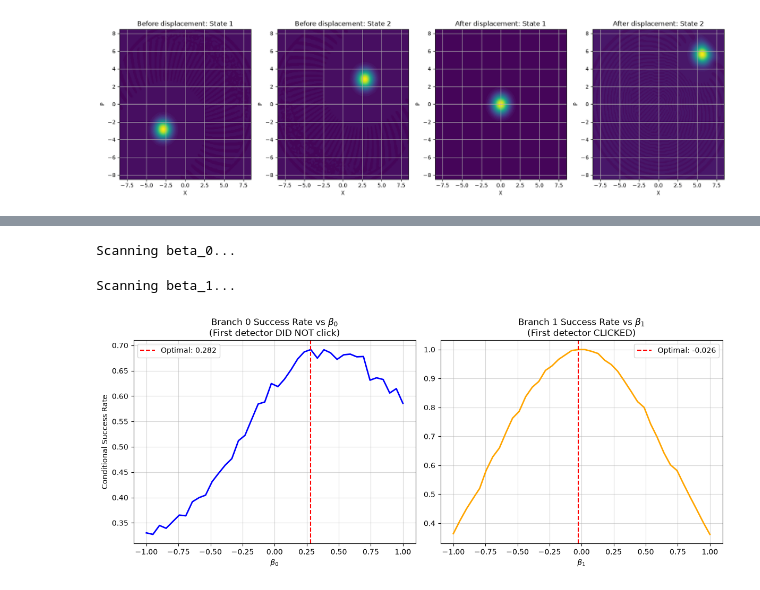
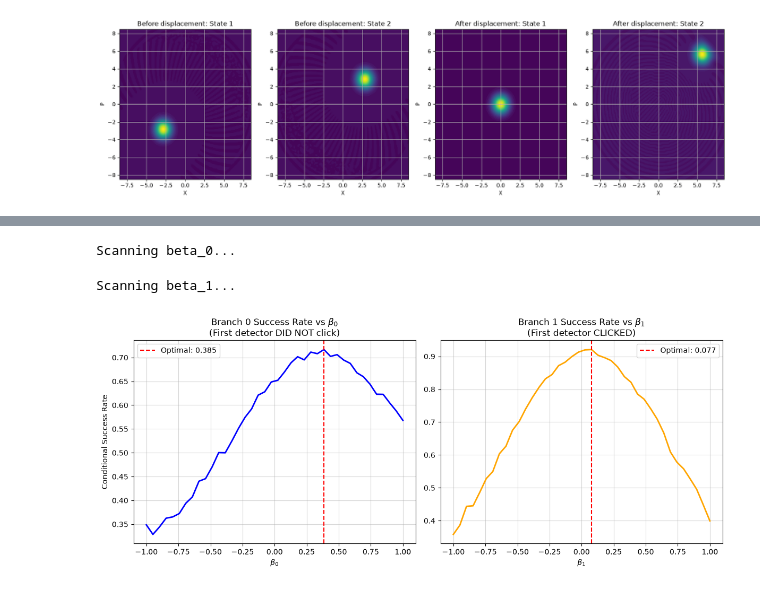
Before and after one commit to eskildpra/Dolinar-Receiver, a Jupyter notebook: test.ipynb, the cells around one changed output, grey strips where cells are left out. Saved outputs shown, nothing was run; the diff lists cells and outputs as text; code cells hidden in the pictures.

Commit message:
Ideal beta

```diff
--- a/test.ipynb
+++ b/test.ipynb
@@ -282,7 +282,7 @@ def evaluate_beta_1(b1, alpha, beta_init, target_valid_runs):
 # ==========================================
 
 alpha = 0.3
-beta_init = 0.0
+beta_init = 0.2
 beta_array = np.linspace(-1, 1, 40)
 rounds_pr_beta = 3000  # High number for smooth curves!
 
@@ -304,31 +304,31 @@ b1_vals, b1_success = zip(*results_b1)
 
 # ==========================================
 # Plotting the Results
 # ==========================================
 fig, ax = plt.subplots(1, 2, figsize=(12, 5))
 
 # Plot Beta 0
 ax[0].plot(b0_vals, b0_success, color='blue', lw=2)
 opt_b0 = b0_vals[np.argmax(b0_success)]
 ax[0].axvline(opt_b0, color='red', linestyle='--', label=f'Optimal: {opt_b0:.3f}')
 ax[0].set_title("Branch 0 Success Rate vs $\\beta_0$\n(First detector DID NOT click)")
 ax[0].set_xlabel("$\\beta_0$")
 ax[0].set_ylabel("Conditional Success Rate")
 ax[0].legend()
 ax[0].grid(True, alpha=0.5)
 
 # Plot Beta 1
 ax[1].plot(b1_vals, b1_success, color='orange', lw=2)
 opt_b1 = b1_vals[np.argmax(b1_success)]
 ax[1].axvline(opt_b1, color='red', linestyle='--', label=f'Optimal: {opt_b1:.3f}')
 ax[1].set_title("Branch 1 Success Rate vs $\\beta_1$\n(First detector CLICKED)")
 ax[1].set_xlabel("$\\beta_1$")
 ax[1].legend()
 ax[1].grid(True, alpha=0.5)
 
 plt.tight_layout()
 plt.show()
 # %% [output]
 Scanning beta_0...
 Scanning beta_1...
-[figure, old version]
+[figure, new version]
```
Also changed, not shown: parts of 4 cells of this notebook.
